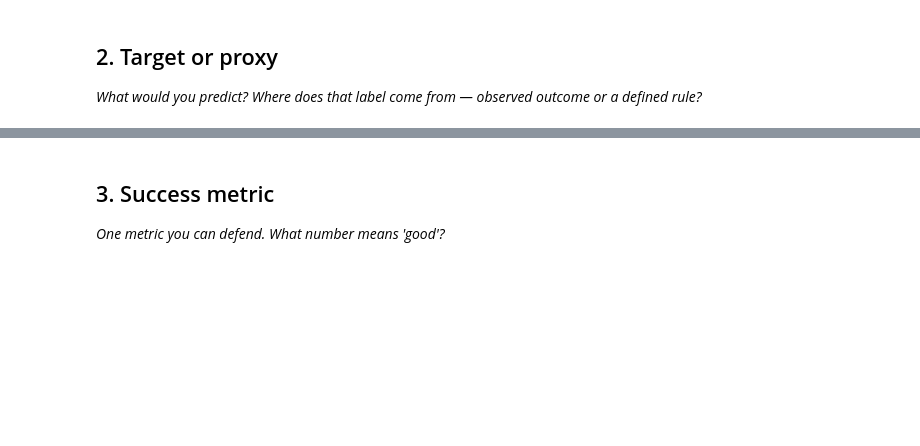
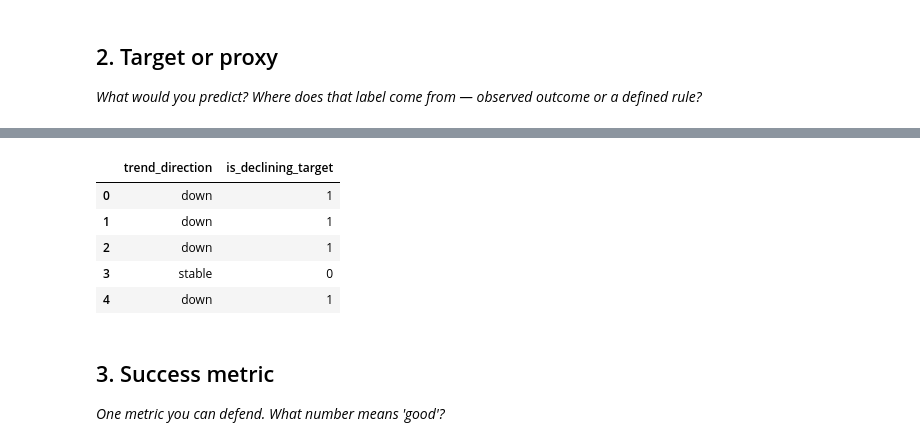
Before and after one commit to umerkniazi/flyrank-ml-internship, a Jupyter notebook: work/notebooks/w02_ml_task_framing.ipynb, the cells around one changed output, grey strips where cells are left out. Cells and saved outputs as stored; diff of their text form; code cells hidden in the pictures; blank space fills up the shorter version.

```diff
--- a/work/notebooks/w02_ml_task_framing.ipynb
+++ b/work/notebooks/w02_ml_task_framing.ipynb
@@ -23,3 +61,19 @@ This skeleton is yours to fill. Work the sections **in order** — each one has
+# %%
+df["is_declining_target"] = (
+    df["trend_direction"]
+    .str.lower()
+    .eq("down")
+    .astype(int)
+)
+
+df[["trend_direction", "is_declining_target"]].head()
+# %% [output]
+|  | trend_direction | is_declining_target |
+| 0 | down | 1 |
+| 1 | down | 1 |
+| 2 | down | 1 |
+| 3 | stable | 0 |
+| 4 | down | 1 |
 # %% [markdown]
 ## 3. Success metric
 
```
Also changed, not shown: parts of 15 cells of this notebook, 8 other files.
